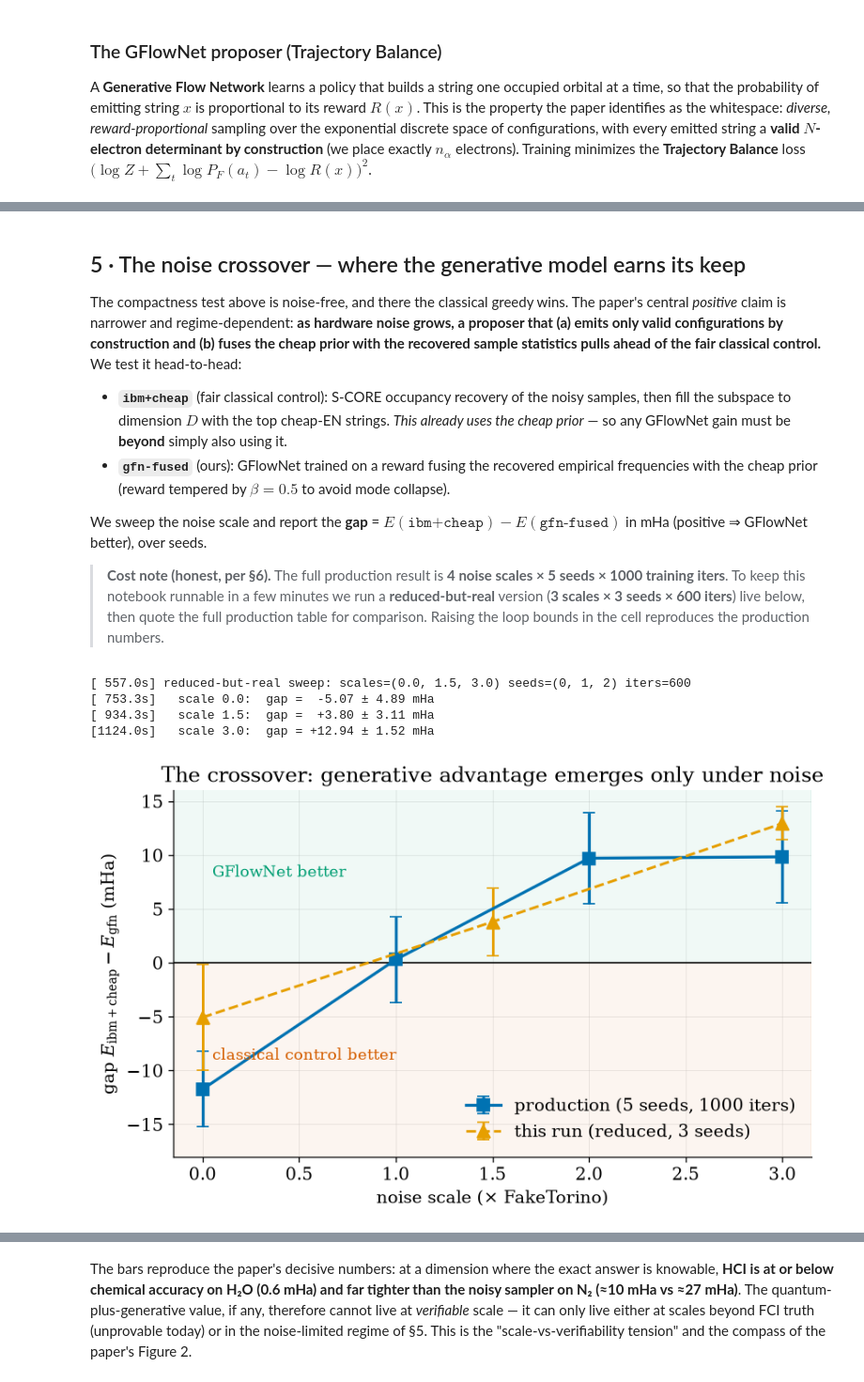
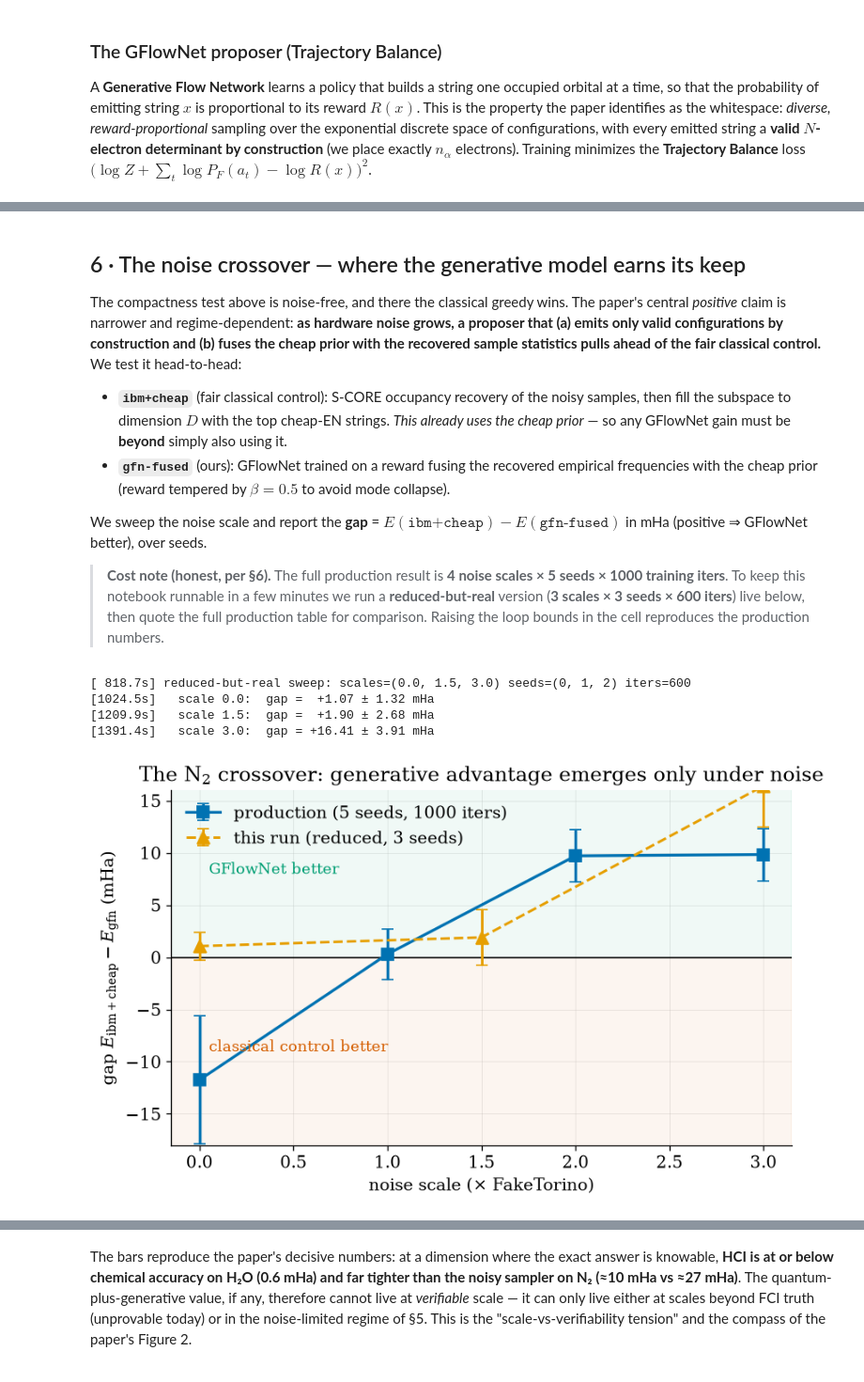
Before and after one commit to nicolasbonilla/ml-for-sqd-review, a Jupyter notebook: notebook/GFlowNet_SQD_calculations.ipynb, the cells around one changed output, grey strips where cells are left out. Shown at 94% size. Saved outputs shown, nothing was run; the diff lists cells and outputs as text; code cells hidden in the pictures.

```diff
--- a/notebook/GFlowNet_SQD_calculations.ipynb
+++ b/notebook/GFlowNet_SQD_calculations.ipynb
@@ -367,7 +373,10 @@ def train_gflownet(reward, iters=1200, B=256, ndraw=20000):
     for i in o: c[i] = c.get(i,0)+1
     return c, float(loss.item())
 
-log("training GFlowNet on the cheap reward (production used 3000 iters; here 1200 for speed)...")
-gfn_counts, final_loss = train_gflownet(np.maximum(w_cheap,1e-10)**0.5, iters=1200, ndraw=300000)  # beta=0.5 tempering avoids mode collapse
+# tempered reward (beta=0.5) with an exploration floor -- the exact setup of the paper's Fig. 6
+FLOOR = 1e-3 * w_cheap.max()
+w_temper = np.maximum(w_cheap, FLOOR)**0.5
+log("training GFlowNet on the TEMPERED (beta=0.5) cheap reward (production: 2000 iters x 5 seeds; here 1200 iters x 1 seed for speed)...")
+gfn_counts, final_loss = train_gflownet(w_temper, iters=1200)
 log(f"done. final TB loss = {final_loss:.4f}")
 # %% [output]
@@ -419,5 +487,5 @@ plt.savefig("/w/nb_fig4b_compactness.png", bbox_inches="tight"); plt.show()
 # %% [markdown]
-## 5 · The noise crossover — where the generative model earns its keep
+## 6 · The noise crossover — where the generative model earns its keep
 
 The compactness test above is noise-free, and there the classical greedy wins. The paper's central *positive* claim is narrower and regime-dependent: **as hardware noise grows, a proposer that (a) emits only valid configurations by construction and (b) fuses the cheap prior with the recovered sample statistics pulls ahead of the fair classical control.** We test it head-to-head:
 
@@ -464,31 +532,31 @@ for scale in SCALES:
     live[scale] = (float(np.mean(gaps)), float(np.std(gaps)))
     log(f"  scale {scale:.1f}:  gap = {np.mean(gaps):+6.2f} ± {np.std(gaps):4.2f} mHa")
 # %% [output]
-[ 557.0s] reduced-but-real sweep: scales=(0.0, 1.5, 3.0) seeds=(0, 1, 2) iters=600
-[ 753.3s]   scale 0.0:  gap =  -5.07 ± 4.89 mHa
-[ 934.3s]   scale 1.5:  gap =  +3.80 ± 3.11 mHa
-[1124.0s]   scale 3.0:  gap = +12.94 ± 1.52 mHa
+[ 818.7s] reduced-but-real sweep: scales=(0.0, 1.5, 3.0) seeds=(0, 1, 2) iters=600
+[1024.5s]   scale 0.0:  gap =  +1.07 ± 1.32 mHa
+[1209.9s]   scale 1.5:  gap =  +1.90 ± 2.68 mHa
+[1391.4s]   scale 3.0:  gap = +16.41 ± 3.91 mHa
 # %%
 # ---- full production numbers (verified: 4 scales x 5 seeds x 1000 iters, R=2.5) ----
 prod_scale = [0.0, 1.0, 2.0, 3.0]
-prod_gap   = [-11.74, 0.30, 9.71, 9.84]     # E(ibm+cheap) - E(gfn-fused), mHa
-prod_std   = [3.5, 4.0, 4.2, 4.3]
+prod_gap   = [-11.74, 0.30, 9.71, 9.84]     # E(ibm+cheap) - E(gfn-fused), mHa (multireference N2)
+prod_std   = [6.1, 2.4, 2.5, 2.5]           # s.d. over 5 seeds -> paired t4=8.7, p~0.001 at 2x
 
 fig, ax = plt.subplots(figsize=(7.2, 4.6))
 ax.axhline(0, color="k", lw=1)
 ax.errorbar(prod_scale, prod_gap, yerr=prod_std, fmt="s-", color=OI["blue"], lw=2, ms=8,
             capsize=4, label="production (5 seeds, 1000 iters)")
 lx = list(live.keys()); ly = [live[s][0] for s in lx]; le = [live[s][1] for s in lx]
 ax.errorbar(lx, ly, yerr=le, fmt="^--", color=OI["orange"], lw=1.8, ms=9,
             capsize=4, label="this run (reduced, 3 seeds)")
 ax.axhspan(-30, 0, color=OI["vermilion"], alpha=0.06)
 ax.axhspan(0, 30, color=OI["green"], alpha=0.06)
 ax.text(0.05, -9, "classical control better", color=OI["vermilion"], fontsize=11)
 ax.text(0.05, 8, "GFlowNet better", color=OI["green"], fontsize=11)
 ax.set_ylim(-18, 16); ax.set_xlabel("noise scale (× FakeTorino)")
 ax.set_ylabel(r"gap $E_{\rm ibm+cheap}-E_{\rm gfn}$ (mHa)")
-ax.set_title("The crossover: generative advantage emerges only under noise"); ax.legend()
-plt.savefig("/w/nb_fig5_crossover.png", bbox_inches="tight"); plt.show()
+ax.set_title("The N$_2$ crossover: generative advantage emerges only under noise"); ax.legend()
+plt.savefig("/w/nb_fig6a_crossover_n2.png", bbox_inches="tight"); plt.show()
 # %% [output]
-[figure, old version]
+[figure, new version]
 # %% [markdown]
```
Also changed, not shown: parts of 28 cells of this notebook.
